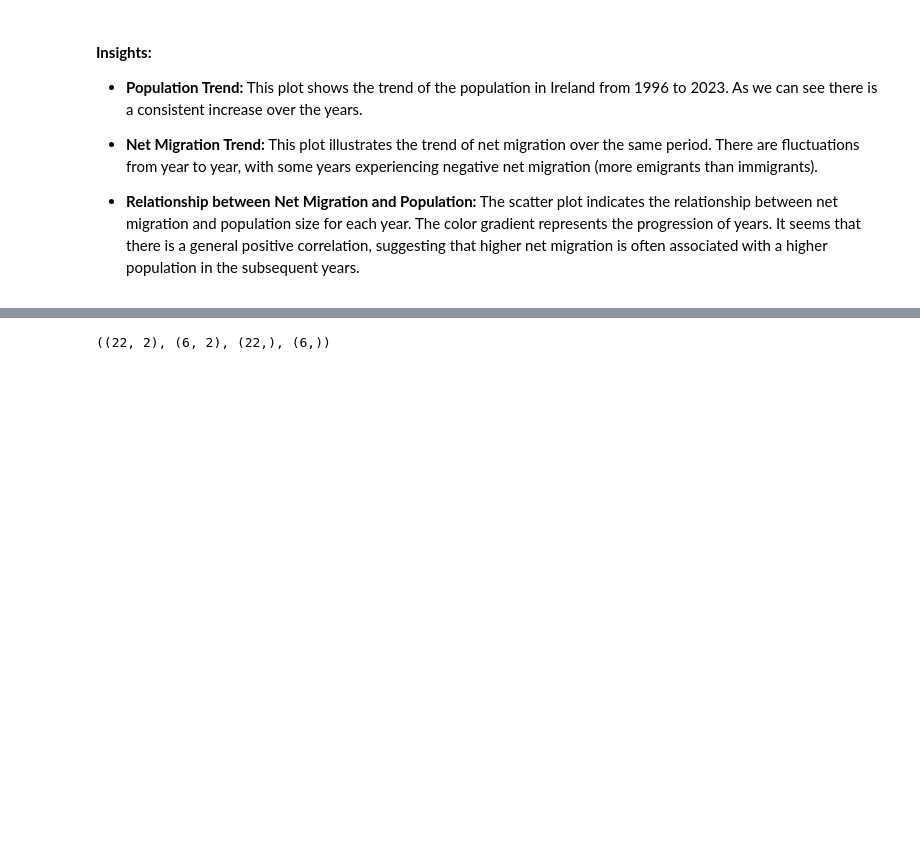
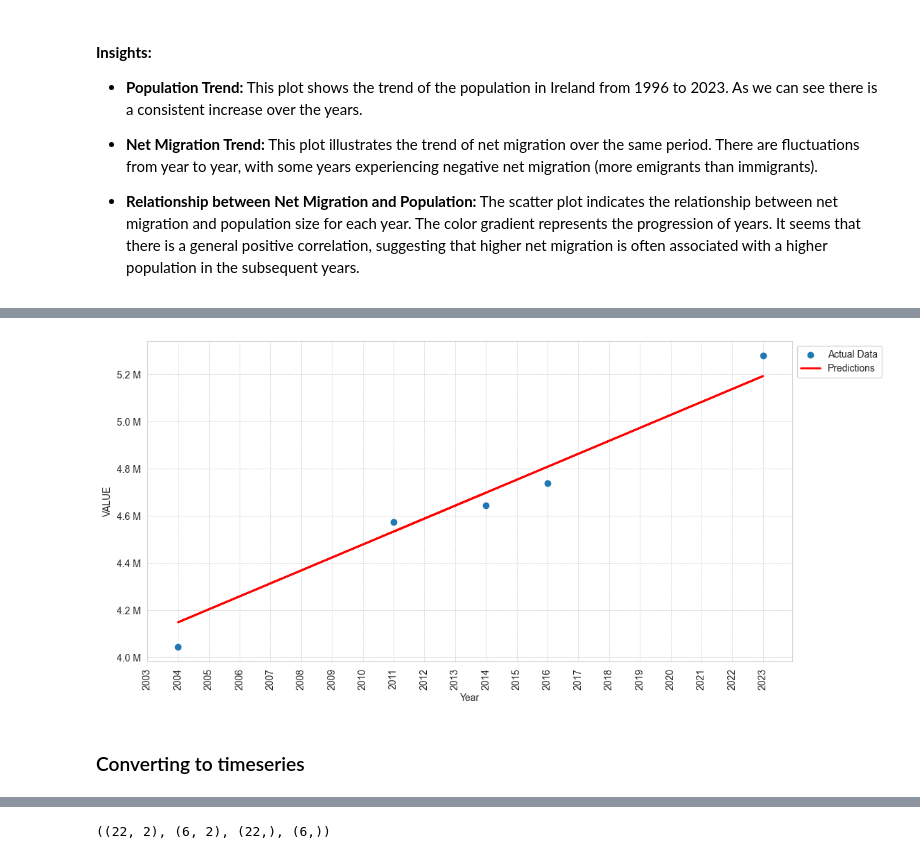
Before and after one commit to mkoleva0/DataAnalytics_CA1, a Jupyter notebook: CA1_3_final_ML.ipynb, the cells around one changed output, grey strips where cells are left out. Cells and saved outputs as stored; diff of their text form; code cells hidden in the pictures; blank space fills up the shorter version.

```diff
--- a/CA1_3_final_ML.ipynb
+++ b/CA1_3_final_ML.ipynb
@@ -148,0 +212,7 @@ A scatter plot to visualize the relationship between net migration and populatio
+# %%
+X = filtered_BothSex[['Year']]
+y = filtered_BothSex['VALUE']
+
+X_train, X_test, y_train, y_test = train_test_split(X, y, test_size=0.2, random_state = 0)
+
+X_train, y_train
@@ -148,0 +237,15 @@ A scatter plot to visualize the relationship between net migration and populatio
+# %%
+model = LinearRegression()
+model.fit(X_train, y_train)
+y_pred = model.predict(X_test)
+
+# mae = mean_absolute_error(y_test, y_pred)
+# mse = mean_squared_error(y_test, y_pred)
+r2 = r2_score(y_test, y_pred)
+print("R-squared:", r2)
+
+#future_years = [2050, 2060, 2070]  # years we want to predict
+future_years = [2050]
+future_data = pd.DataFrame({'Year': future_years})
+predicted_population = model.predict(future_data)
+print(f'Predicted population to {future_years[0]} is {predicted_population[0]:.0f}')
@@ -148,0 +259,17 @@ A scatter plot to visualize the relationship between net migration and populatio
+# %%
+years_plot = X['Year'].unique()
+
+plt.figure(figsize=(12, 6))
+plt.scatter(X_test, y_test, label='Actual Data')
+plt.plot(X_test, y_pred, color='red', linewidth=2, label='Predictions')
+plt.xlabel('Year')
+plt.ylabel('VALUE')
+plt.xticks(years_plot, rotation=90)
+plt.grid(True, linestyle='--', linewidth=0.5)
+plt.gca().yaxis.set_major_formatter(FuncFormatter(millions_formatter))
+plt.legend(loc='upper left', bbox_to_anchor=(1, 1))
+plt.show()
+# %% [output]
+[figure, added]
+# %% [markdown]
+### Converting to timeseries
```
Also changed, not shown: parts of 105 cells of this notebook.
